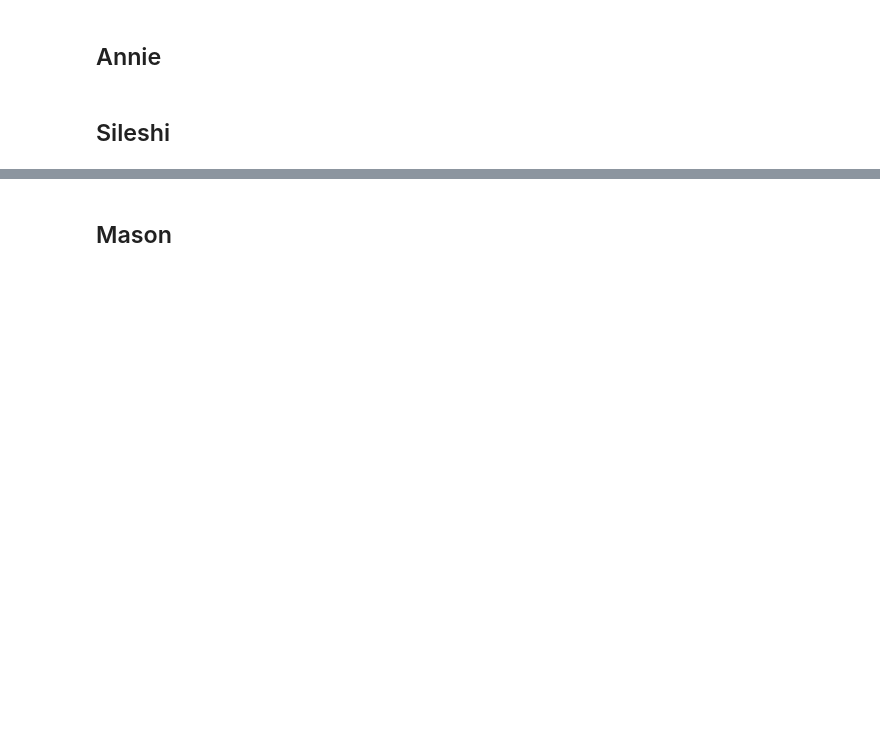
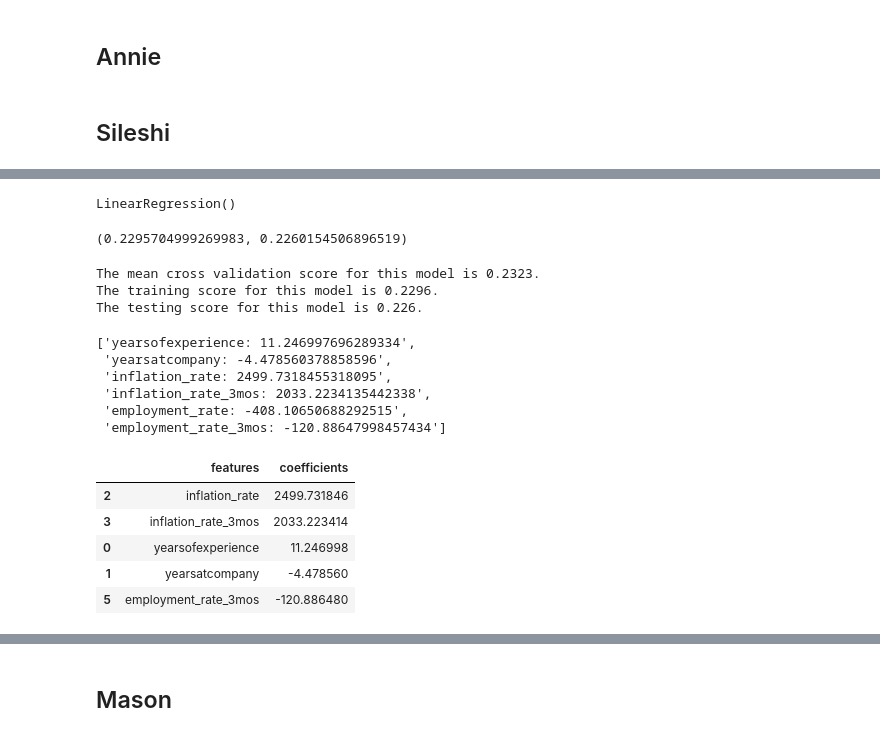
Before and after one commit to mh0805/Group-Project, a Jupyter notebook: Code/MODELING.ipynb, the cells around one changed output, grey strips where cells are left out. Drawn from its saved outputs; the diff is of its cells as text; code cells hidden in the pictures; blank space fills up the shorter version.

```diff
--- a/Code/MODELING.ipynb
+++ b/Code/MODELING.ipynb
@@ -8,0 +71,11 @@
+# %%
+# Linear Regression
+
+lr = LinearRegression()
+lr.fit(X_train,y_train)
+# %% [output]
+LinearRegression()
+# %%
+lr.score(X_train,y_train), lr.score(X_test,y_test)
+# %% [output]
+(0.2295704999269983, 0.2260154506896519)
@@ -8,0 +87,6 @@
+# %%
+display_R2_scores(lr, X_train, y_train, X_test, y_test)
+# %% [output]
+The mean cross validation score for this model is 0.2323.
+The training score for this model is 0.2296.
+The testing score for this model is 0.226.
@@ -8,0 +95,19 @@
+# %%
+feature_coeflst = [f'{X.columns[i]}: {lr.coef_[i]}' for i in range(0, len(X.columns))]
+feature_coeflst
+# %% [output]
+['yearsofexperience: 11.246997696289334',
+ 'yearsatcompany: -4.478560378858596',
+ 'inflation_rate: 2499.7318455318095',
+ 'inflation_rate_3mos: 2033.2234135442338',
+ 'employment_rate: -408.10650688292515',
+ 'employment_rate_3mos: -120.88647998457434']
+# %%
+pd.DataFrame(list(zip(X.columns, lr.coef_)), columns=['features', 'coefficients']).sort_values(by='coefficients', ascending=False).head()
+# %% [output]
+|  | features | coefficients |
+| 2 | inflation_rate | 2499.731846 |
+| 3 | inflation_rate_3mos | 2033.223414 |
+| 0 | yearsofexperience | 11.246998 |
+| 1 | yearsatcompany | -4.478560 |
+| 5 | employment_rate_3mos | -120.886480 |
```
Also changed, not shown: parts of 39 cells of this notebook.
